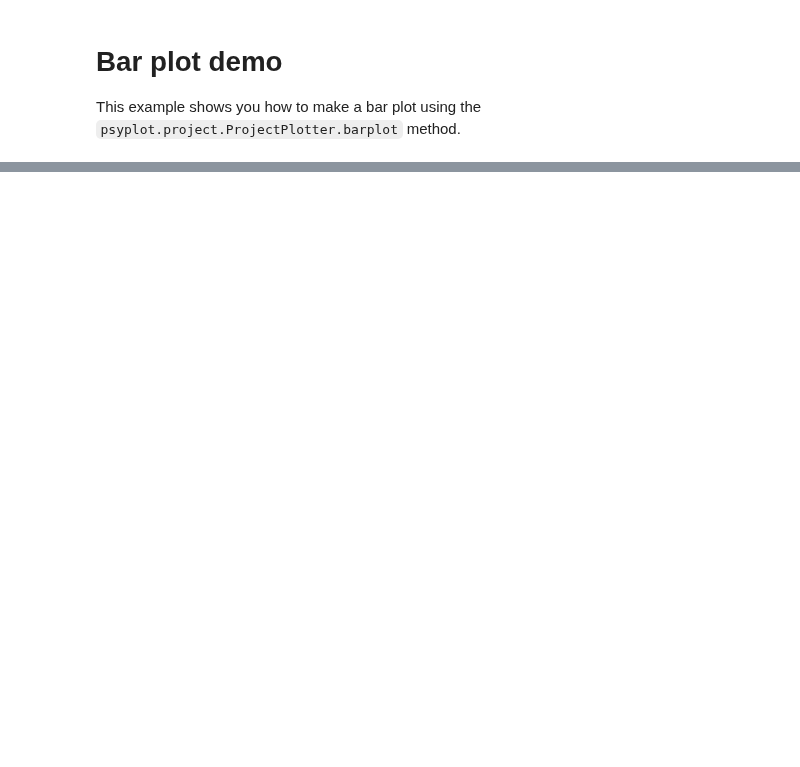
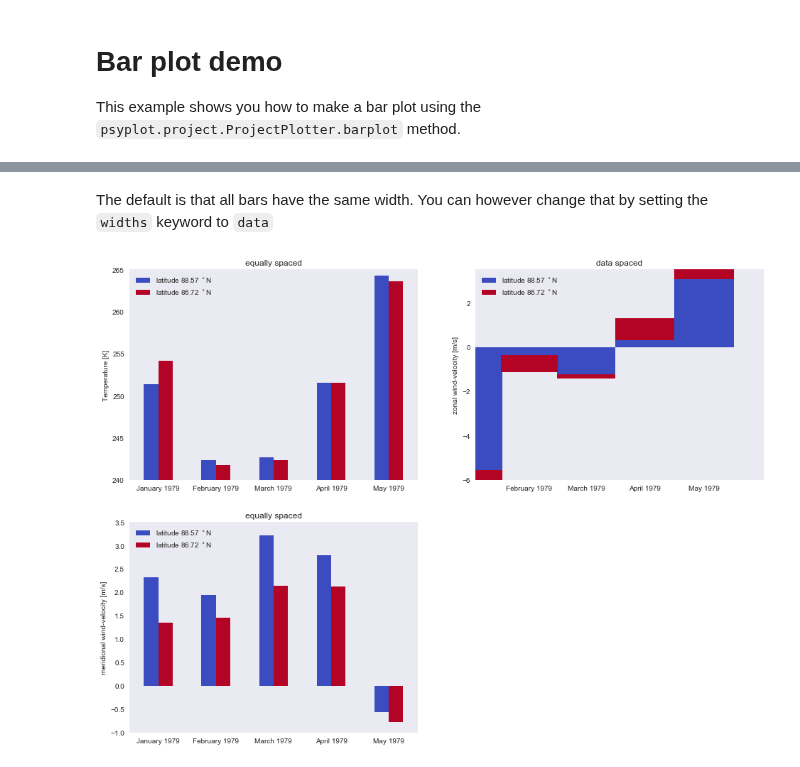
Before and after one commit to psyplot/psy-simple, a Jupyter notebook: examples/example_bar.ipynb, the cells around one changed output, grey strips where cells are left out. Drawn from its saved outputs; the diff is of its cells as text; code cells hidden in the pictures; blank space fills up the shorter version.

Commit message:
Added widths formatoption for barplot

```diff
--- a/examples/example_bar.ipynb
+++ b/examples/example_bar.ipynb
@@ -24,0 +27,8 @@ bars.show()
+# %% [markdown]
+The default is that all bars have the same width. You can however change that by setting
+the `widths` keyword to `data`
+# %%
+bars(name='u').update(widths='data', xticks='month', title='data spaced')
+bars.show()
+# %% [output]
+[figure, added]
```
Also changed, not shown: parts of 3 cells of this notebook, 3 other files.
